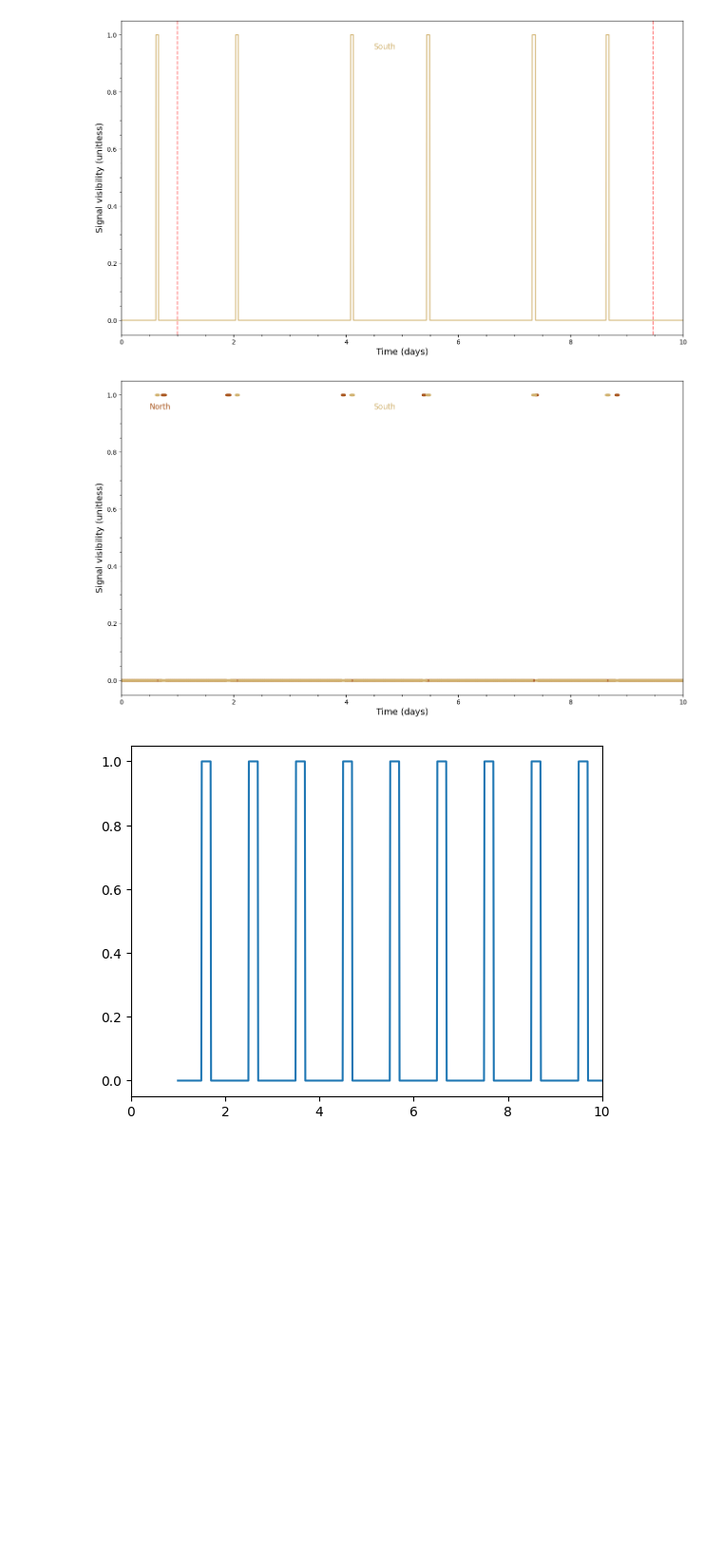
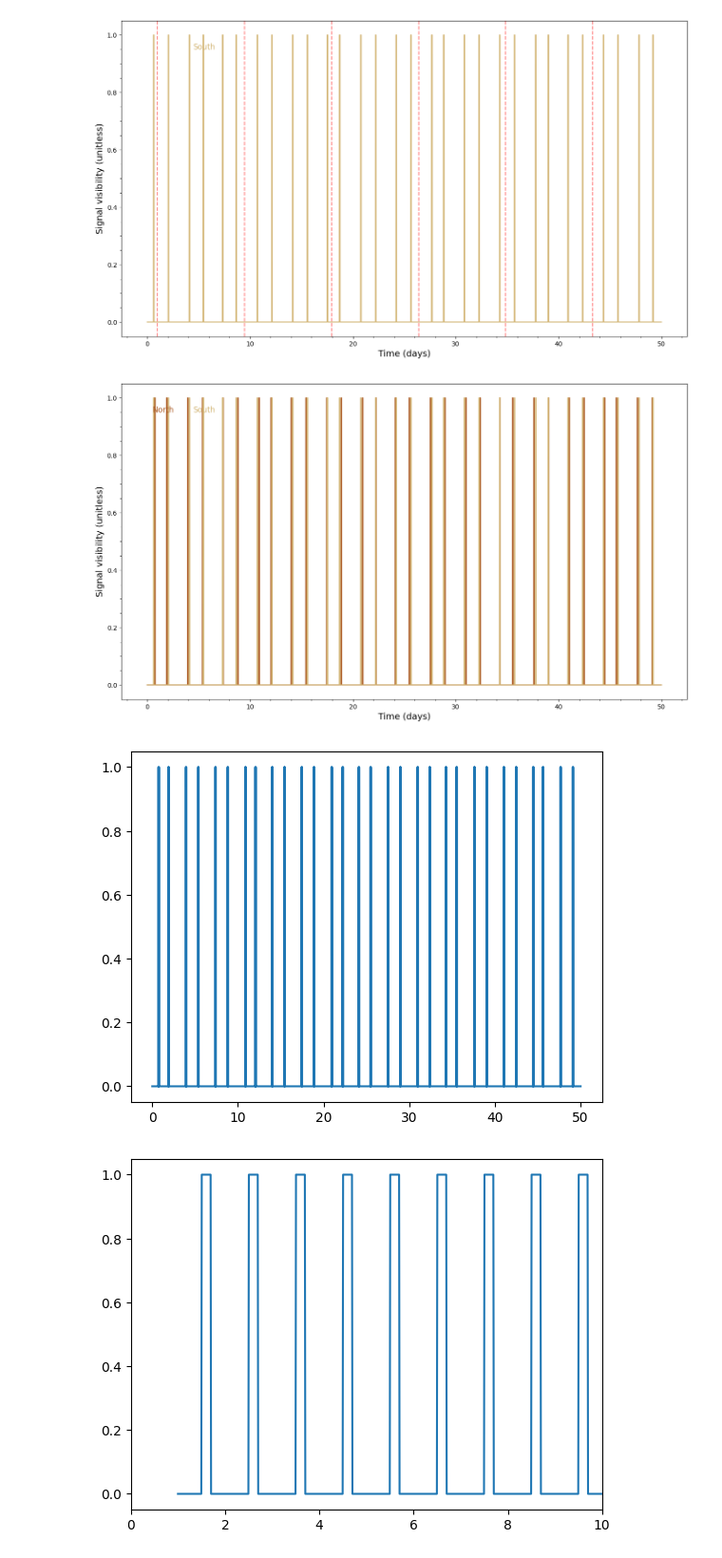
Before and after one commit to robkavanagh/maser, a Jupyter notebook: notebooks/Maser_and_ACF.ipynb, the cells around one changed output. Shown at 95% size. Drawn from its saved outputs; the diff is of its cells as text; code cells hidden in the pictures; blank space fills up the shorter version.

```diff
--- a/notebooks/Maser_and_ACF.ipynb
+++ b/notebooks/Maser_and_ACF.ipynb
@@ -70,7 +70,6 @@ for j in range(5):
 plt.xlabel('Time (days)', fontsize=14)
 plt.ylabel('Signal visibility (unitless)', fontsize=14)
 plt.minorticks_on()
-plt.xlim(0,10)
 plt.show()
 
 fig = plt.figure(figsize=(16, 9))
@@ -84,15 +83,14 @@ for j in range(6):
 plt.xlabel('Time (days)', fontsize=14)
 plt.ylabel('Signal visibility (unitless)', fontsize=14)
 plt.minorticks_on()
-plt.xlim(0,10)
 plt.show()
 
 
 
 # PLotting them together for fun
 fig = plt.figure(figsize=(16, 9))
-plt.scatter(times, vis_N, s = 8, color = '#A9561E')
-plt.scatter(times, vis_S, s = 8, color = '#D1B26F')
+plt.plot(times, vis_N, color = '#A9561E')
+plt.plot(times, vis_S, color = '#D1B26F')
 #matplotlib.pyplot.text(-3.7, 1, 'On', fontdict=None, fontsize=12, color = '#DC143C')
 #matplotlib.pyplot.text(-3.7, 0, 'Off', fontdict=None, fontsize=12, color = '#DC143C')
 matplotlib.pyplot.text(0.5, 0.95, 'North', fontdict=None, fontsize=12, color = '#A9561E')
@@ -100,6 +98,6 @@ matplotlib.pyplot.text(4.5, 0.95, 'South', fontdict=None, fontsize=12, color = '
 plt.xlabel('Time (days)', fontsize=14)
 plt.ylabel('Signal visibility (unitless)', fontsize=14)
 plt.minorticks_on()
-plt.xlim(0,10)
+
 plt.show()
 # %% [output]
@@ -107,5 +105,6 @@ plt.show()
-[figure, old version]
+[figure, new version]
-[figure, old version]
+[figure, new version]
+[figure, added]
 # %%
 fig = plt.figure(figsize=(16, 9))
 plt.plot(times % P_s, vis_N, color = '#A9561E')  # attempting to fold light curve for star period
```
Also changed, not shown: parts of 6 cells of this notebook.
